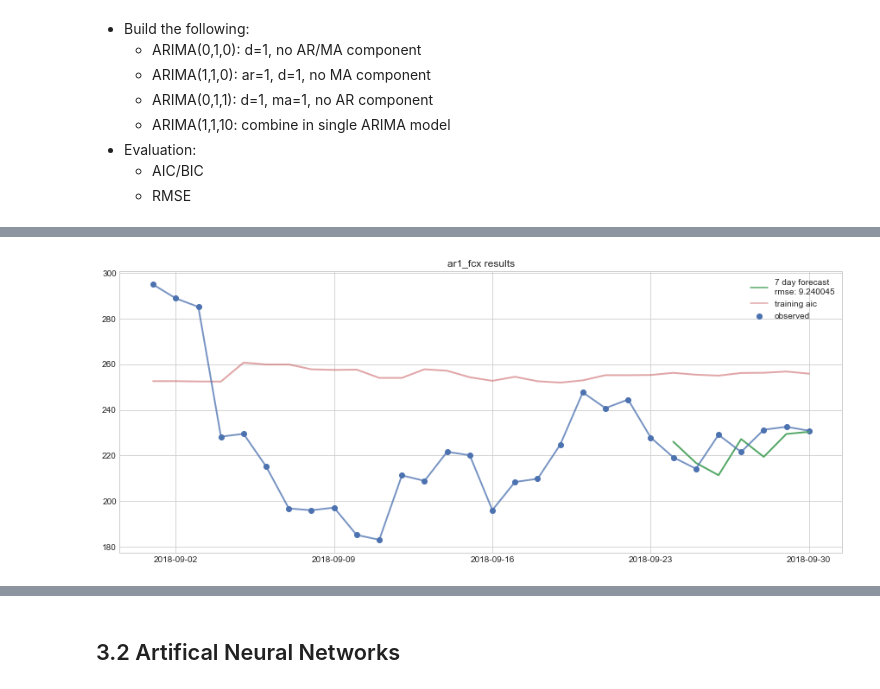
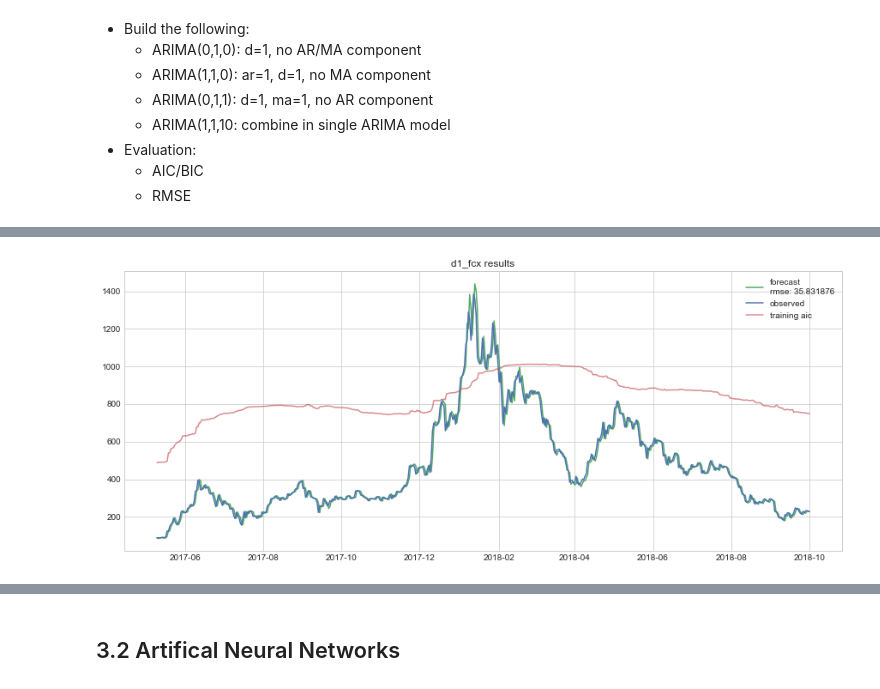
Before and after one commit to brianmcguckin/thinkful_final_capstone, a Jupyter notebook: Ethereum Time Series Analysis.ipynb, the cells around one changed output, grey strips where cells are left out. Cells and saved outputs as stored; diff of their text form; code cells hidden in the pictures.

Commit message:
commit weird results

```diff
--- a/Ethereum Time Series Analysis.ipynb
+++ b/Ethereum Time Series Analysis.ipynb
@@ -539,4 +542,9 @@ def arima_forecast(endog, order, window, n_steps=1, exog=None):
 def rmse(observed, predicted):
     rmse = np.sqrt(mean_squared_error(observed[-len(predicted):], predicted))
     return rmse
+# %%
+# set required variables
+window = 90
+endog = ts.eth_close
+exog = ts.loc[:, ~ts.columns.isin(['eth_close', 'diff1'])]
 # %%
@@ -597,92 +627,73 @@ ma1_fcx = arima_forecast(
-# %%
-forecastsx = {
-    'd1_fcx': d1_fcx,
-    'ar1_fcx': ar1_fcx,
-    'ma1_fcx': ma1_fcx
-}
-
-rmse_predsx = {}
-for name, model in forecastsx.items():
-    # calculate error
-    rmse_pred = rmse(ts.eth_close[-7:], model[0][-8:-1])
-    rmse_predsx.update({name:rmse_pred})
-
-# get best model
-best_modelx = min(rmse_predsx)
 # %%
-display(pd.DataFrame.from_dict(rmse_preds, orient='index', columns=['rmse']))
+rmse_summary = pd.concat([
+    pd.DataFrame.from_dict(rmse_preds, orient='index', columns=['rmse']),
+    pd.DataFrame.from_dict(rmse_predsx, orient='index', columns=['rmse'])
+    ],axis=0).reset_index()
+rmse_summary.rename(index=str, columns={"index":"model"}, inplace=True)
+rmse_summary.sort_values(by='rmse', inplace=True)
+print("ARIMA Forecasting Summary")
+display(rmse_summary)
+
 # plot results
+x_dates = ts.eth_close.index[window:]
+observed = ts.eth_close[window:]
+
 fig, ax = plt.subplots(figsize=(15,6))
-# plot best model
+# best model endog only
 ax.plot(
-    ts.eth_close.index[-8:-1],
-    forecasts[best_model][0][-8:-1],
-    label='7 day forecast\nrmse: {:.6f}'.format(rmse_preds[best_model]),
+    x_dates,
+    forecasts[best_model][0],
+    label='forecast\nrmse: {:.6f}'.format(rmse_preds[best_model]),
     c=colors[1]
 )
 # plot observed values
-ax.scatter(
-    ts.eth_close.index[-31:-1],
-    ts.eth_close[-31:-1],
+ax.plot(
+    x_dates,
+    observed,
     label = "observed",
     c=colors[0]
 )
 # plot train aic for fun
 ax.plot(
-    ts.eth_close.index[-31:-1],
-    forecasts[best_model][1][-31:-1],
+    x_dates,
+    forecasts[best_model][1],
     label='training aic',
     c=colors[2],
-    alpha=0.5
+    alpha=0.65
 )
+plt.setp(ax.lines, linewidth=1.5)
 plt.legend()
-ax.plot(
-    ts.eth_close.index[-31:-1],
-    ts.eth_close[-31:-1],
-    c=colors[0],
-    alpha=0.75
-)
-plt.setp(ax.lines, linewidth=2)
 plt.title('{} results'.format(best_model))
 
 plt.show()
 
 
 # exog results
-display(pd.DataFrame.from_dict(rmse_predsx, orient='index', columns=['rmse']))
-# plot results exog
 fig, ax = plt.subplots(figsize=(15,6))
 # best model exog
 ax.plot(
-    ts.eth_close.index[-8:-1],
-    forecastsx[best_modelx][0][-8:-1],
-    label='7 day forecast\nrmse: {:.6f}'.format(rmse_predsx[best_modelx]),
+    x_dates,
+    forecastsx[best_modelx][0],
+    label='forecast\nrmse: {:.6f}'.format(rmse_predsx[best_modelx]),
     c=colors[1]
 )
 # observed values exog
-ax.scatter(
-    ts.eth_close.index[-31:-1],
-    ts.eth_close[-31:-1],
+ax.plot(
+    x_dates,
+    observed,
     label = "observed",
     c=colors[0]
 )
 # train aic for fun
 ax.plot(
-    ts.eth_close.index[-31:-1],
-    forecastsx[best_modelx][1][-31:-1],
+    x_dates,
+    forecastsx[best_modelx][1],
     label='training aic',
     c=colors[2],
-    alpha=0.5
+    alpha=0.65
 )
+plt.setp(ax.lines, linewidth=1.5)
 plt.legend()
-# connect the dots
-ax.plot(
-    ts.eth_close.index[-31:-1],
-    ts.eth_close[-31:-1],
-    c=colors[0],
-    alpha=0.75
-)
-plt.setp(ax.lines, linewidth=2)
 plt.title('{} results'.format(best_modelx))
 
 plt.show()
@@ -699,3 +710,3 @@ plt.show()
-[figure, old version]
+[figure, new version]
 # %% [markdown]
 ### ARIMA Results:
```
Also changed, not shown: parts of 27 cells of this notebook.
